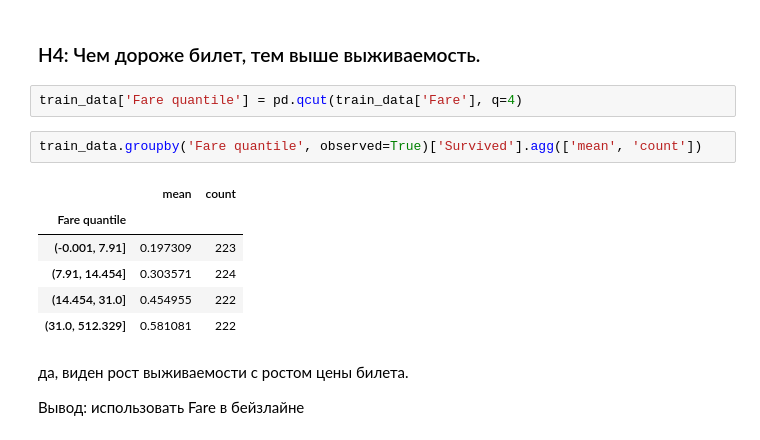
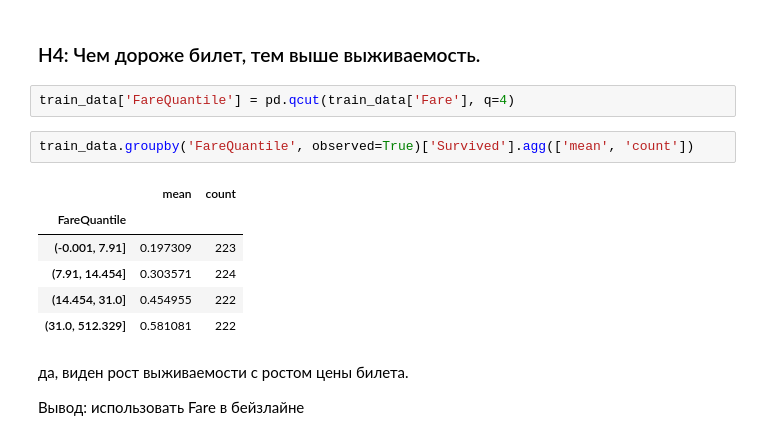
Before and after one commit to iv-galkin/titanic-survival-prediction, a Jupyter notebook: notebooks/01_eda.ipynb, the cells around one changed output. Saved outputs shown, nothing was run; the diff lists cells and outputs as text.

```diff
--- a/notebooks/01_eda.ipynb
+++ b/notebooks/01_eda.ipynb
@@ -296,12 +293,12 @@ df.groupby(['Pclass', 'IsChild'])['Survived'].agg(['mean', 'count'])
 # %% [markdown]
 ### H4: Чем дороже билет, тем выше выживаемость.
 # %%
-train_data['Fare quantile'] = pd.qcut(train_data['Fare'], q=4)
+train_data['FareQuantile'] = pd.qcut(train_data['Fare'], q=4)
 # %%
-train_data.groupby('Fare quantile', observed=True)['Survived'].agg(['mean', 'count'])
+train_data.groupby('FareQuantile', observed=True)['Survived'].agg(['mean', 'count'])
 # %% [output]
 |  | mean | count |
-| Fare quantile |  |  |
+| FareQuantile |  |  |
 | (-0.001, 7.91] | 0.197309 | 223 |
 | (7.91, 14.454] | 0.303571 | 224 |
 | (14.454, 31.0] | 0.454955 | 222 |
```
Also changed, not shown: parts of 18 cells of this notebook, 7 other files.
